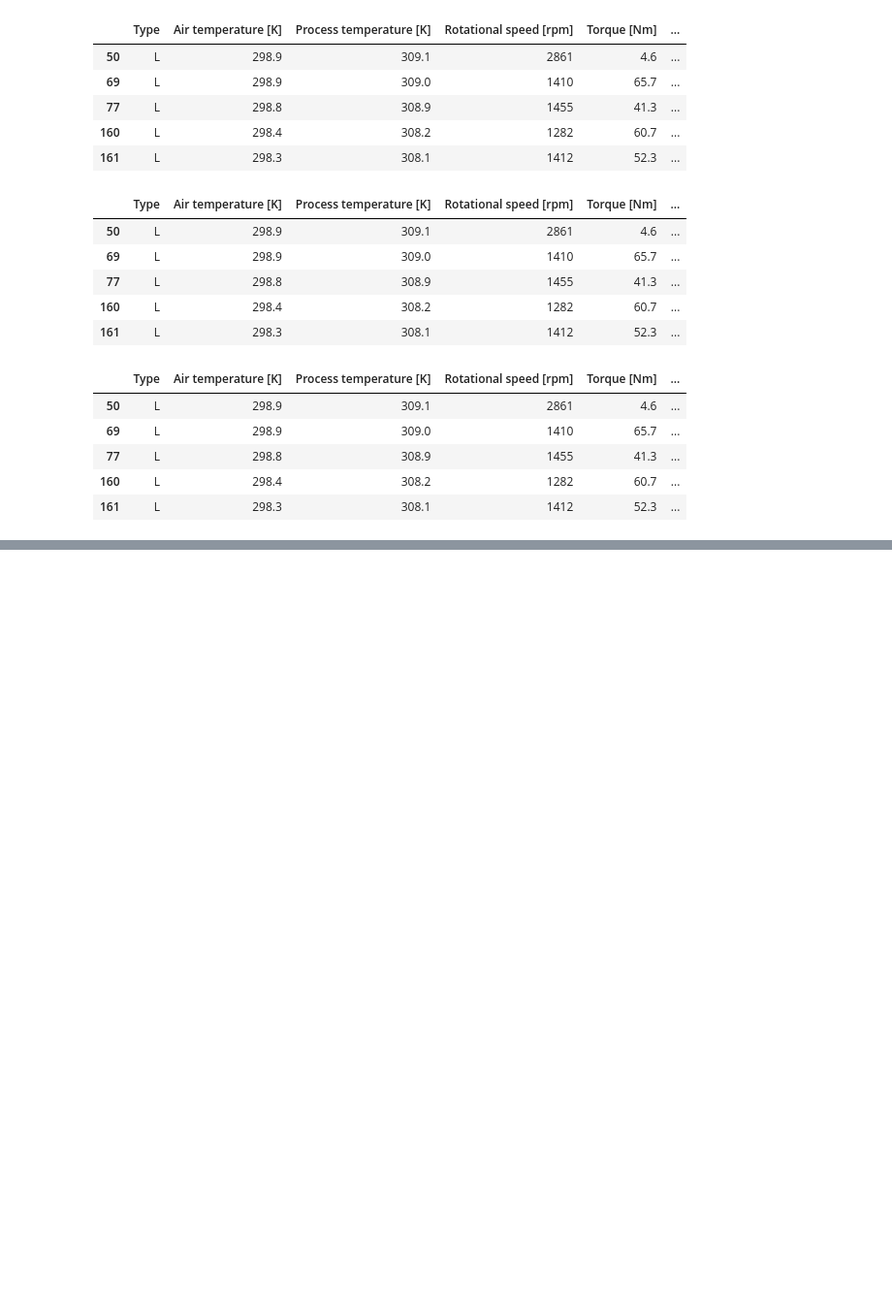
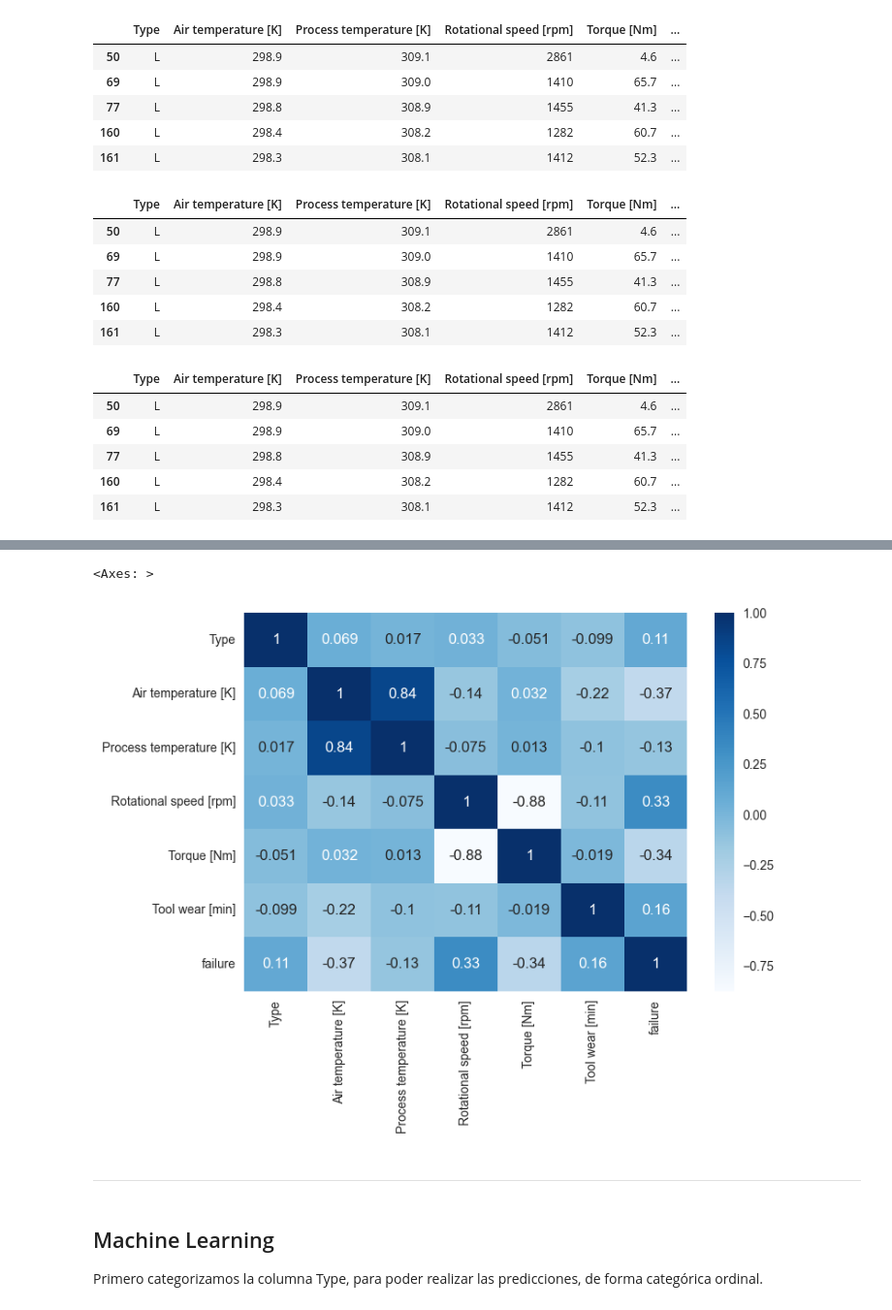
Before and after one commit to cristian-torres-ds/predictive_maintenance, a Jupyter notebook: fresadora/clasificacion_de_fallas.ipynb, the cells around one changed output, grey strips where cells are left out. Shown: that part at 97% size. Cells and saved outputs as stored; diff of their text form; code cells hidden in the pictures; blank space fills up the shorter version.

```diff
--- a/fresadora/clasificacion_de_fallas.ipynb
+++ b/fresadora/clasificacion_de_fallas.ipynb
@@ -279,0 +304,18 @@ sns.catplot(data=df, x="failure", hue="failure", kind="count")
+# %%
+# Reemplazamos las letras por números para poder realizar el grafico correctamente.
+df_graf = df.copy()
+df_graf.failure = df_graf.failure.replace({'HDF' : 0, 'OSF' : 1, 'PWF' : 2, 'TWF' : 3, 'RNF' : 4})
+df_graf.Type = df_graf.Type.replace({'L' : 1, 'M' : 2, 'H' : 3})
+# %%
+plt.figure()
+correlacion = df_graf.corr()
+sns.heatmap(correlacion, cmap = "Blues", annot=True)
+# %% [output]
+<Axes: >
+[figure, added]
+# %% [markdown]
+---
+# %% [markdown]
+## Machine Learning
+
+Primero categorizamos la columna Type, para poder realizar las predicciones, de forma categórica ordinal.
```
Also changed, not shown: parts of 52 cells of this notebook.
